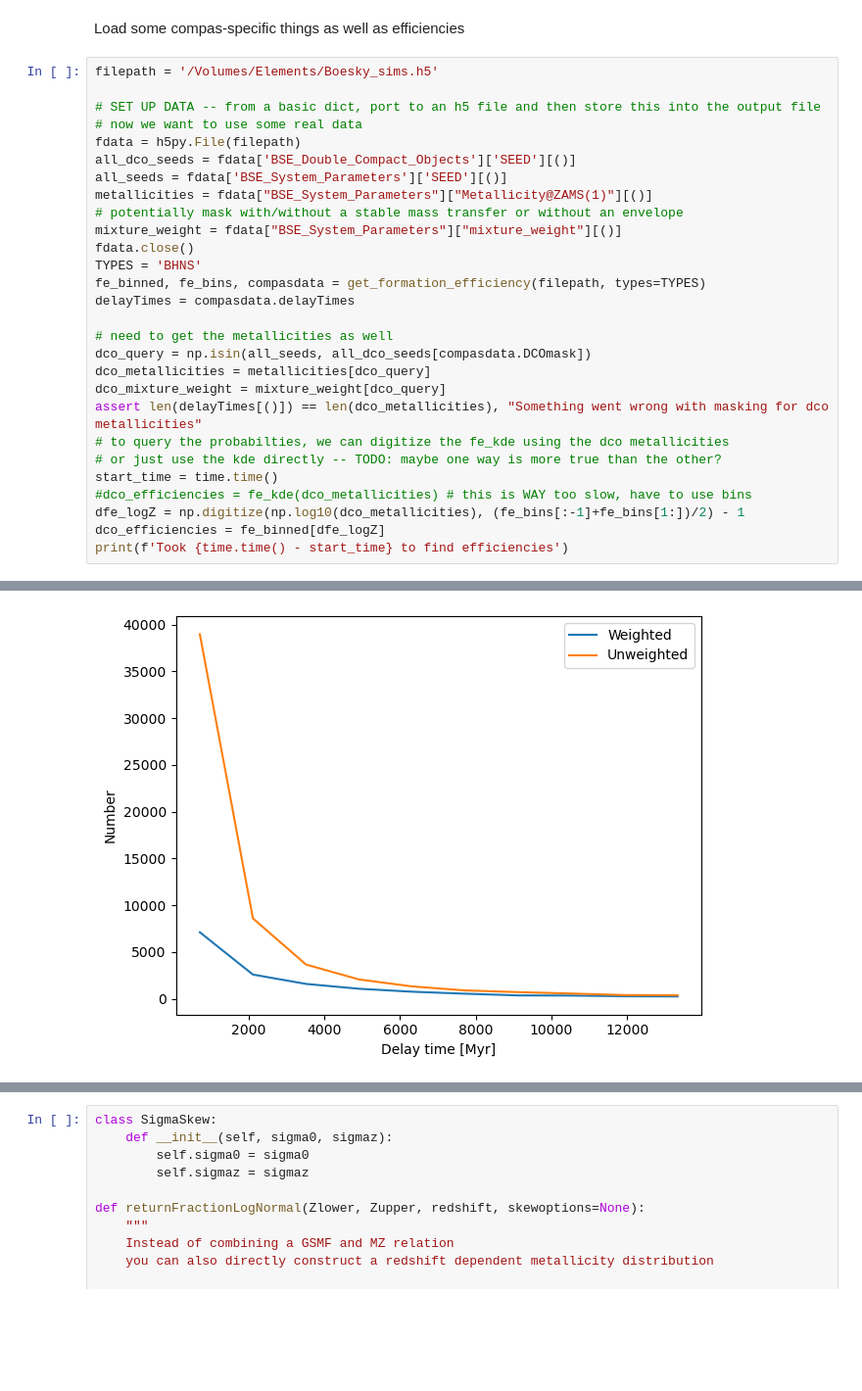
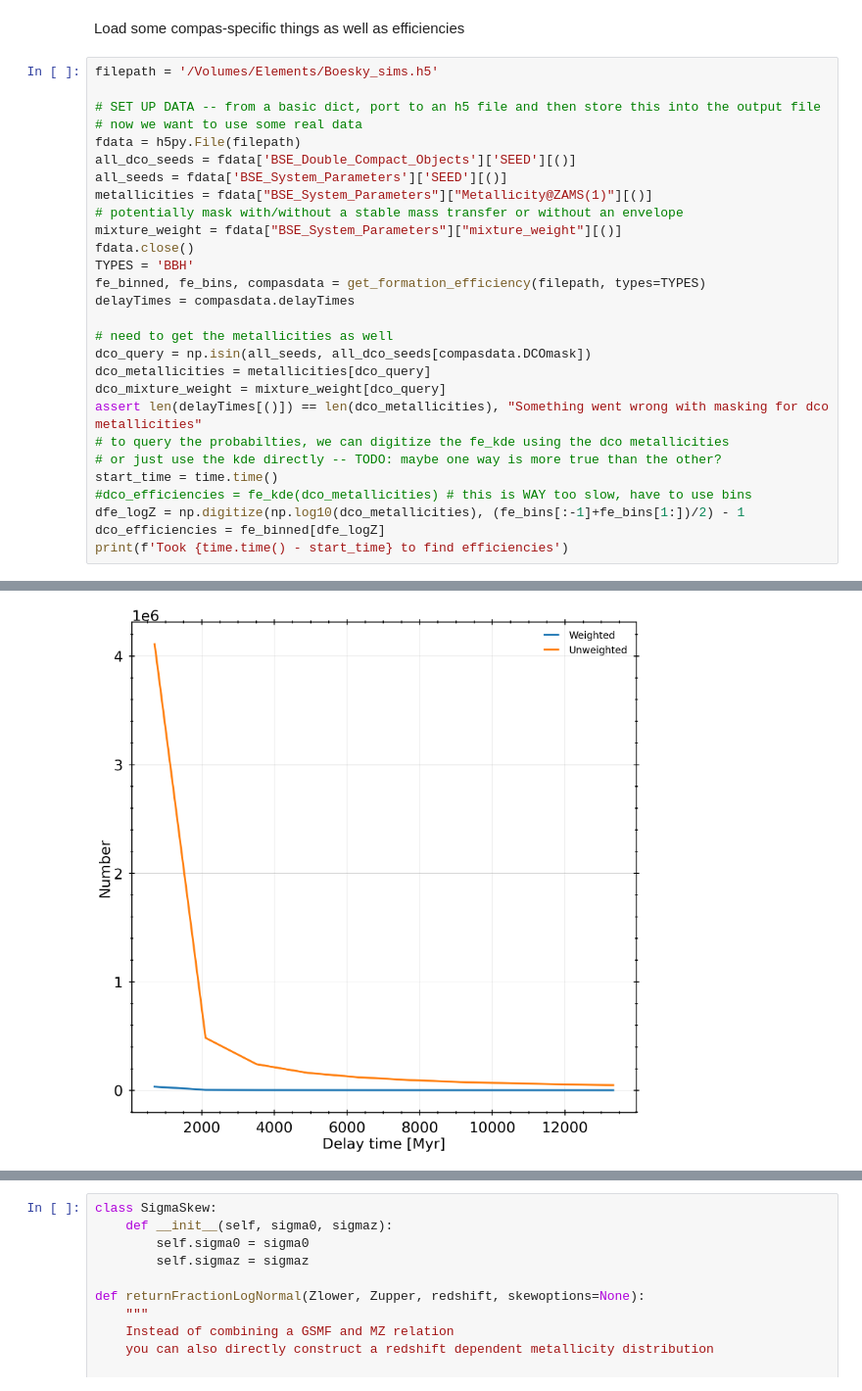
Before and after one commit to stlgolfer/metallicity_mergers, a Jupyter notebook: convolve_test.ipynb, the cells around one changed output, grey strips where cells are left out. Shown at 98% size. Cells and saved outputs as stored; diff of their text form; blank space fills up the shorter version.

```diff
--- a/convolve_test.ipynb
+++ b/convolve_test.ipynb
@@ -35,7 +38,7 @@ metallicities = fdata["BSE_System_Parameters"]["Metallicity@ZAMS(1)"][()]
 # potentially mask with/without a stable mass transfer or without an envelope
 mixture_weight = fdata["BSE_System_Parameters"]["mixture_weight"][()]
 fdata.close()
-TYPES = 'BHNS'
+TYPES = 'BBH'
 fe_binned, fe_bins, compasdata = get_formation_efficiency(filepath, types=TYPES)
 delayTimes = compasdata.delayTimes
 
@@ -62 +65 @@ Took 0.002290010452270508 to find efficiencies
-[figure, old version]
+[figure, new version]
```
Also changed, not shown: parts of 11 cells of this notebook, 1 other file.
